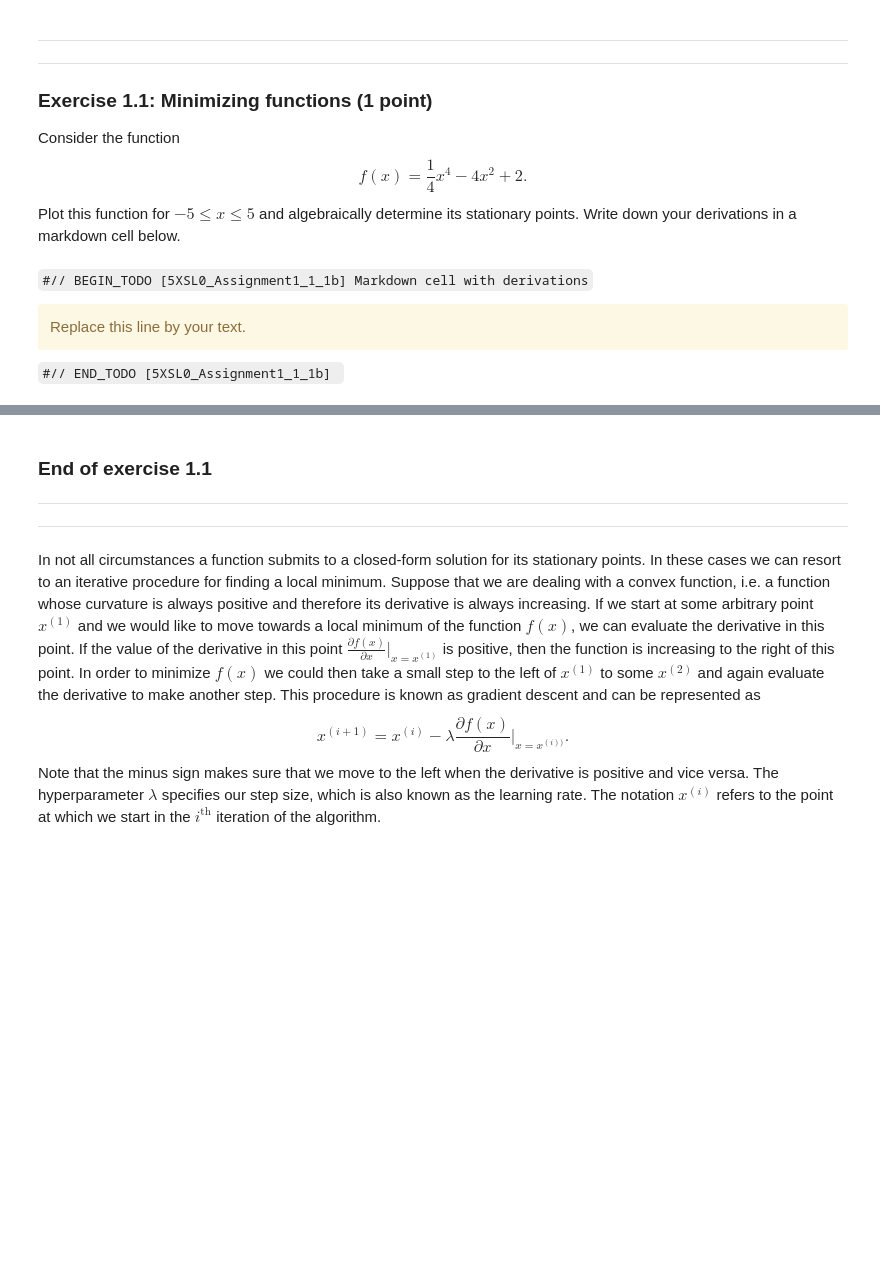
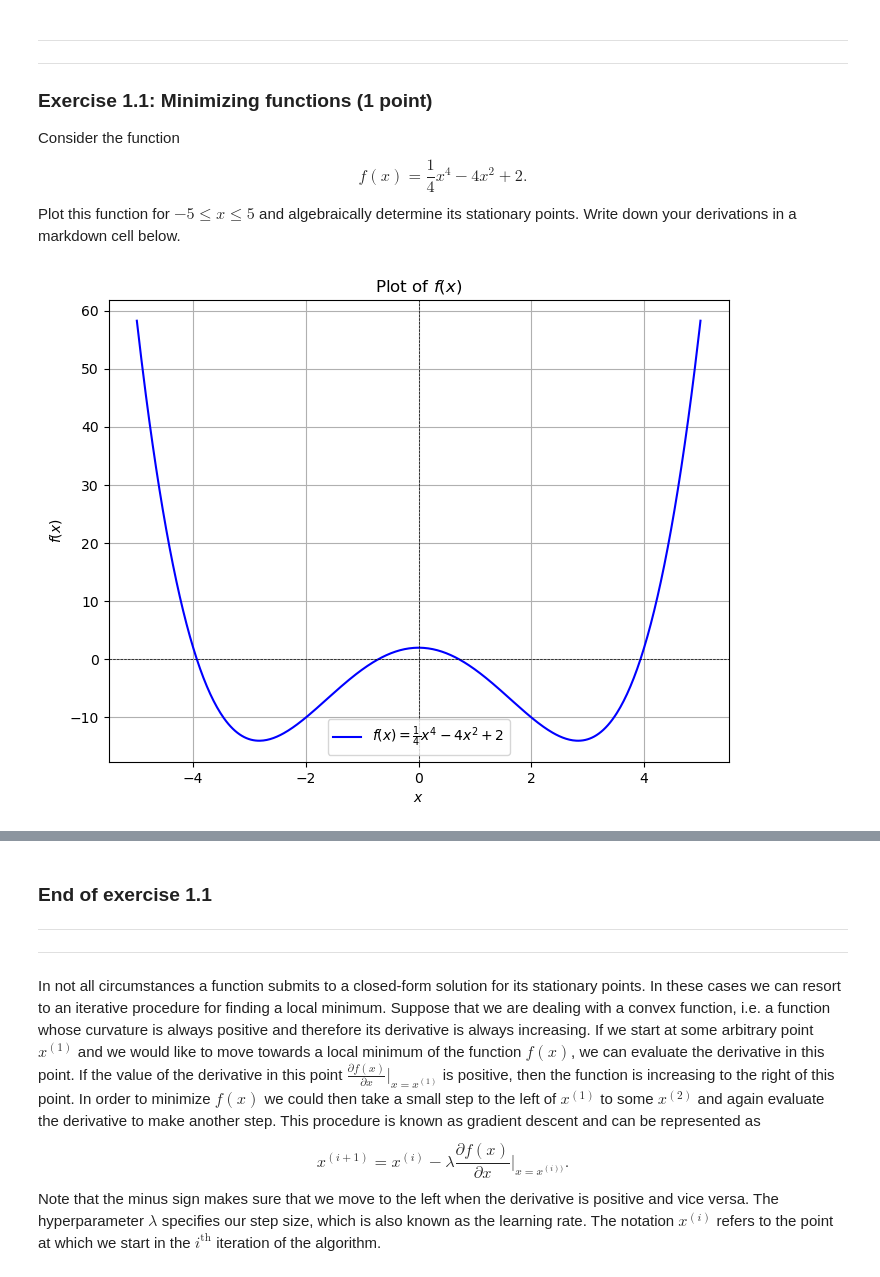
Before and after one commit to sadra-hub/5xsl0-machineLearning, a Jupyter notebook: assignment-1/assignment1-template.ipynb, the cells around one changed output, grey strips where cells are left out. Cells and saved outputs as stored; diff of their text form; code cells hidden in the pictures; blank space fills up the shorter version.

Commit message:
✨ feat(notebook): Exercise 1.1: Minimizing functions

```diff
--- a/assignment-1/assignment1-template.ipynb
+++ b/assignment-1/assignment1-template.ipynb
@@ -59,6 +53,26 @@ Plot this function for $-5\leq x \leq 5$ and algebraically determine its station
-# %% [markdown]
-`#// BEGIN_TODO [5XSL0_Assignment1_1_1b] Markdown cell with derivations`
-
-<div class='alert alert-warning' role='alert'>Replace this line by your text.</div>
-
-`#// END_TODO [5XSL0_Assignment1_1_1b] `
+# %%
+#// BEGIN_TODO [5XSL0_Assignment1_1_1a] Plot univariate function
+
+# Define the function
+def f(x):
+    return (1/4) * x**4 - 4 * x**2 + 2
+
+# Generate x values and compute f(x)
+x = np.linspace(-5, 5, 500)
+y = f(x)
+
+# Plot the function
+plt.figure(figsize=(8, 6))
+plt.plot(x, y, label=r"$f(x) = \frac{1}{4}x^4 - 4x^2 + 2$", color="blue")
+plt.axhline(0, color="black", linewidth=0.5, linestyle="--")
+plt.axvline(0, color="black", linewidth=0.5, linestyle="--")
+plt.title("Plot of $f(x)$")
+plt.xlabel("$x$")
+plt.ylabel("$f(x)$")
+plt.grid(True)
+plt.legend()
+plt.show()
+
+#// END_TODO [5XSL0_Assignment1_1_1a]
+# %% [output]
+[figure, added]
```
Also changed, not shown: parts of 2 cells of this notebook.
